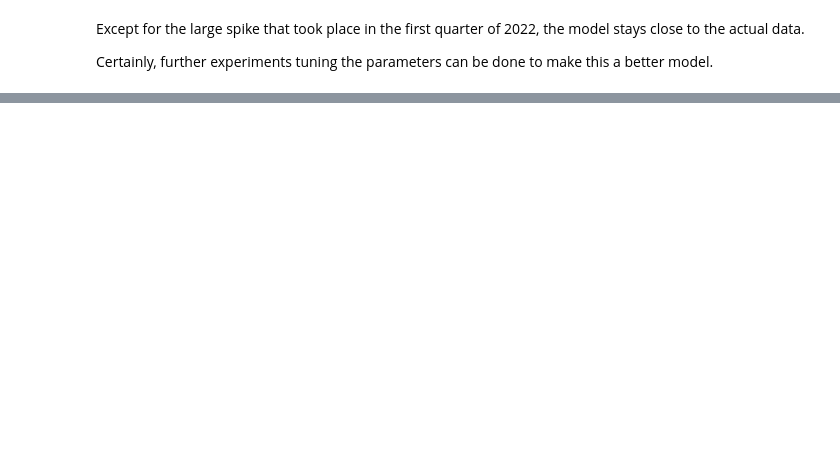
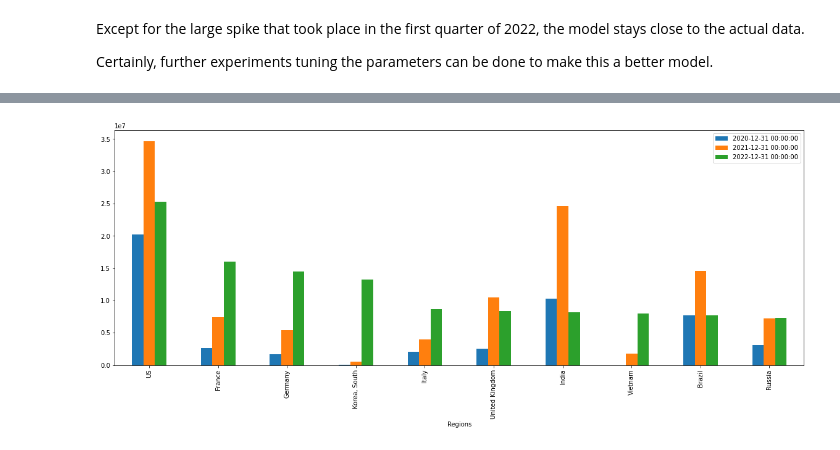
Before and after one commit to nawanacoyle/COVID-19-prediction-project, a Jupyter notebook: end_to_end_COVID_19_Analysis_project.ipynb, the cells around one changed output, grey strips where cells are left out. Drawn from its saved outputs; the diff is of its cells as text; code cells hidden in the pictures; blank space fills up the shorter version.

```diff
--- a/end_to_end_COVID_19_Analysis_project.ipynb
+++ b/end_to_end_COVID_19_Analysis_project.ipynb
@@ -935,0 +991,4 @@ Certainly, further experiments tuning the parameters can be done to make this a
+# %%
+most_cases(yearly_global, '2022-12-31')
+# %% [output]
+[figure, added]
```
Also changed, not shown: parts of 57 cells of this notebook, 1 other file.
